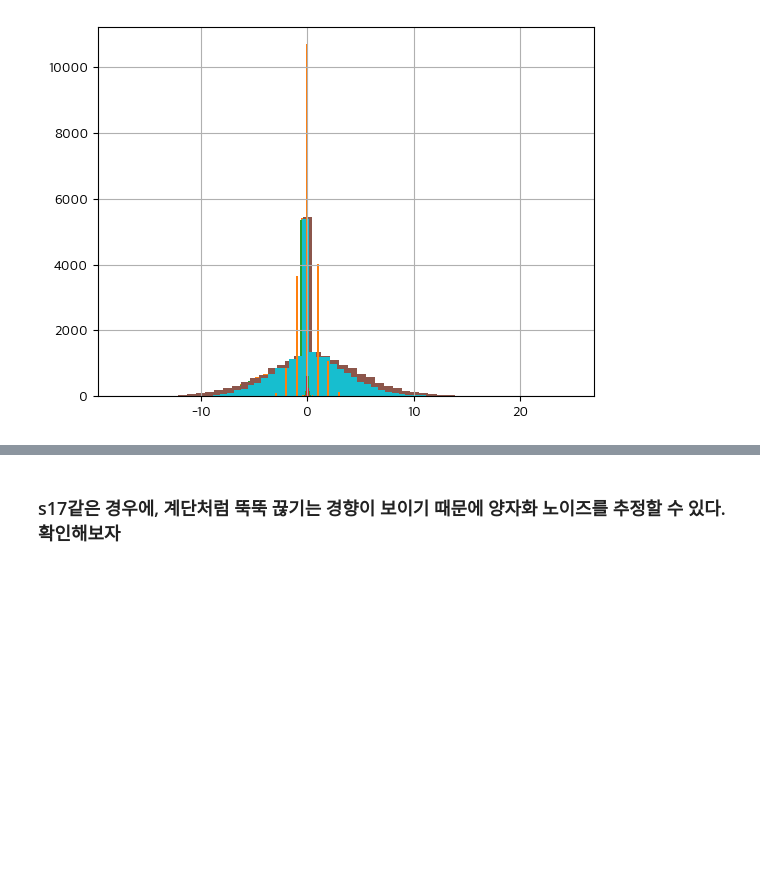
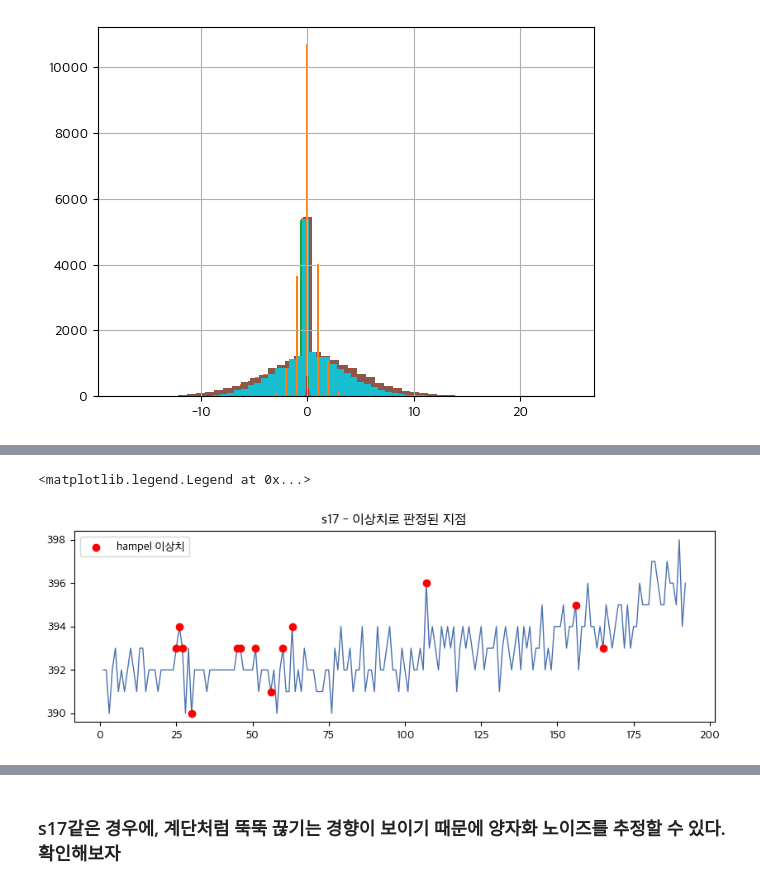
Before and after one commit to poly9010/C-MAPSS-Fleet-RUL-Monitoring-System, a Jupyter notebook: notebooks/(1)데이터전처리-이상치제거.ipynb, the cells around one changed output, grey strips where cells are left out. Saved outputs shown, nothing was run; the diff lists cells and outputs as text; code cells hidden in the pictures; blank space fills up the shorter version.

```diff
--- a/notebooks/(1)데이터전처리-이상치제거.ipynb
+++ b/notebooks/(1)데이터전처리-이상치제거.ipynb
@@ -102,0 +151,10 @@ for col in sensor_cols:
+# %%
+fig, ax = plt.subplots(figsize=(10, 3))
+ax.plot(engine1['cycle'], engine1['s17'], linewidth=1, color="#4C72B0")
+ax.scatter(engine1['cycle'][is_outlier_s17], engine1['s17'][is_outlier_s17],
+           color="red", zorder=5, label="hampel 이상치")
+ax.set_title("s17 - 이상치로 판정된 지점")
+ax.legend()
+# %% [output]
+<matplotlib.legend.Legend at 0x...>
+[figure, added]
```
Also changed, not shown: parts of 20 cells of this notebook.
